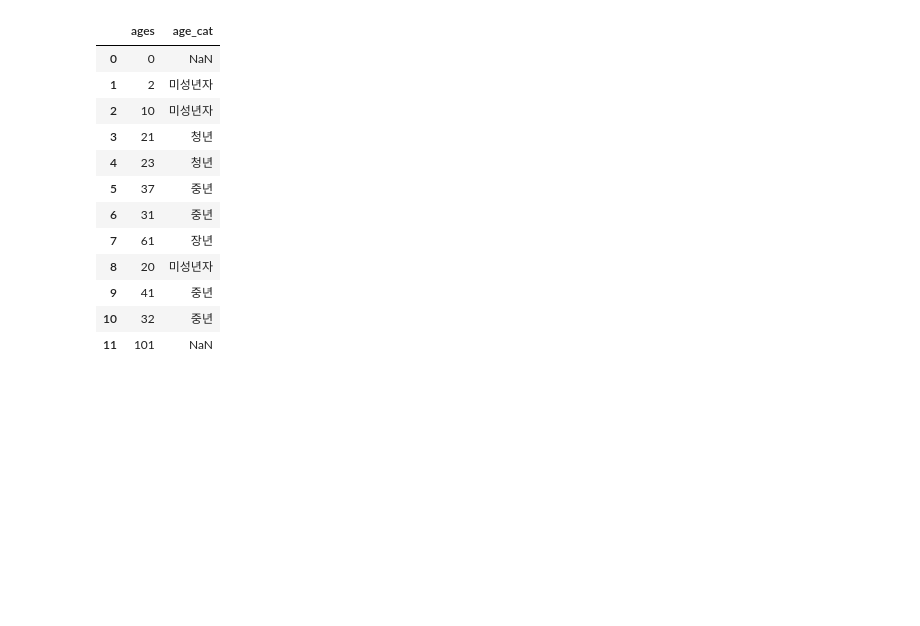
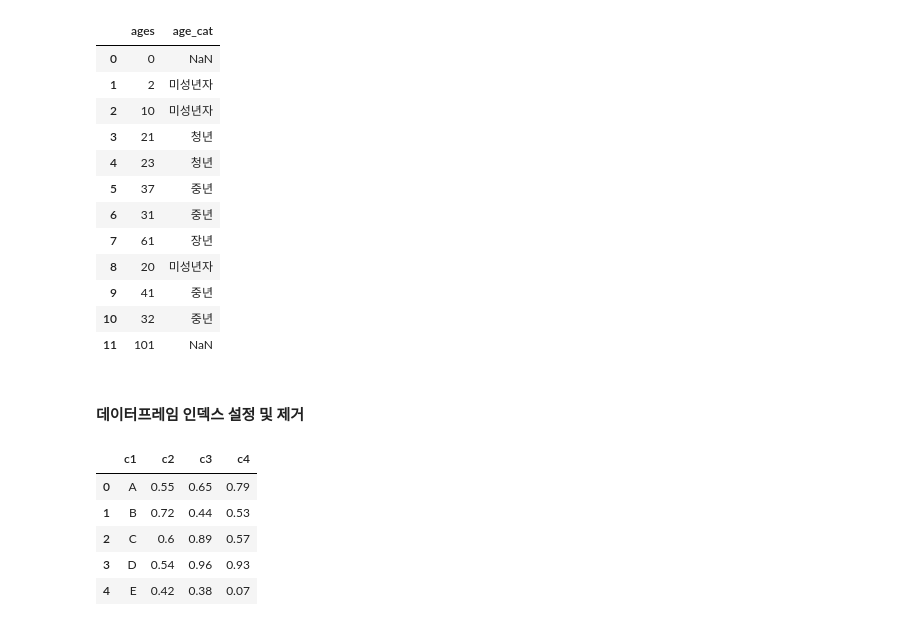
Before and after one commit to chungSungMin/AI_Study, a Jupyter notebook: Pandas/DataFrame.ipynb, the cells around one changed output. Drawn from its saved outputs; the diff is of its cells as text; code cells hidden in the pictures; blank space fills up the shorter version.

```diff
--- a/Pandas/DataFrame.ipynb
+++ b/Pandas/DataFrame.ipynb
@@ -549,3 +549,19 @@ df4
 | 9 | 41 | 중년 |
 | 10 | 32 | 중년 |
 | 11 | 101 | NaN |
+# %% [markdown]
+#### 데이터프레임 인덱스 설정 및 제거
+# %%
+np.random.seed(0)
+
+df1 = pd.DataFrame(np.vstack([list('ABCDE'),
+                              np.round(np.random.rand(3,5),2)]).T,
+                              columns=['c1','c2','c3','c4'])
+df1
+# %% [output]
+|  | c1 | c2 | c3 | c4 |
+| 0 | A | 0.55 | 0.65 | 0.79 |
+| 1 | B | 0.72 | 0.44 | 0.53 |
+| 2 | C | 0.6 | 0.89 | 0.57 |
+| 3 | D | 0.54 | 0.96 | 0.93 |
+| 4 | E | 0.42 | 0.38 | 0.07 |
```
Also changed, not shown: parts of 32 cells of this notebook, 10 other files.
